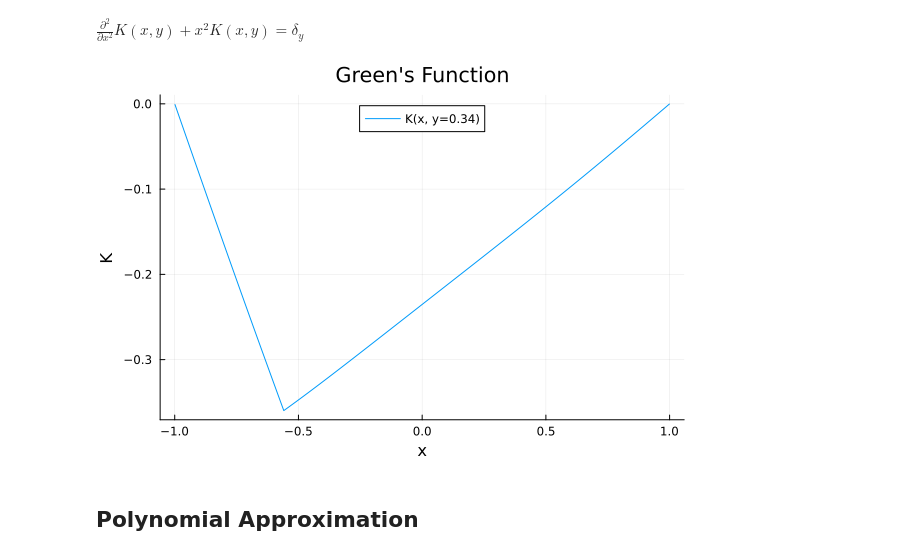
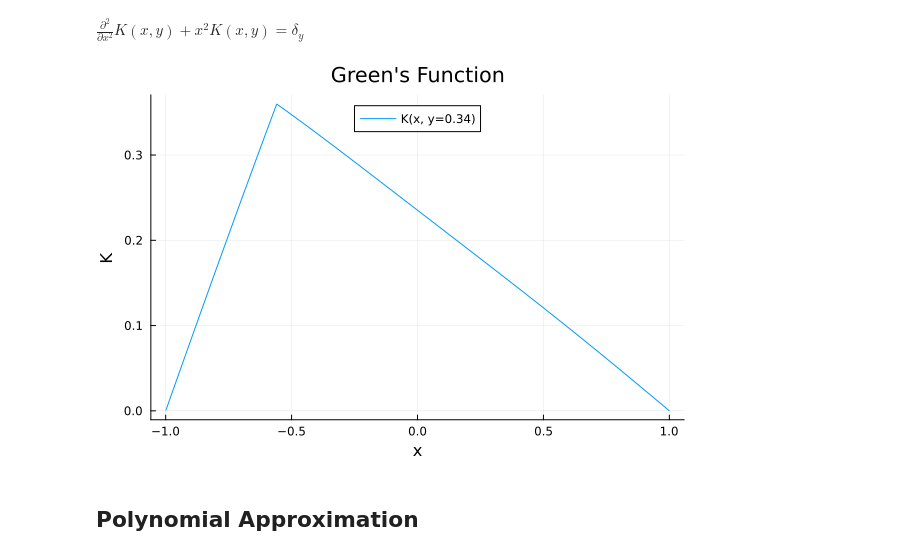
Before and after one commit to cgjunior3-14/M2R-Learning-Greens-Functions, a Jupyter notebook: 1D interpolation.ipynb, the cells around one changed output. Drawn from its saved outputs; the diff is of its cells as text; code cells hidden in the pictures.

```diff
--- a/1D interpolation.ipynb
+++ b/1D interpolation.ipynb
@@ -220,25 +220,25 @@ $\frac{\partial^2}{\partial x^2} K(x,y) + x^2K(x,y) = \delta_y$
 # %%
 using LinearAlgebra
 using Plots
 
 n = 2000
 x = range(-1, 1; length=n+2)
 h = step(x)
 x_inner = x[2:n+1]   # n interior points
 # Define the potential V(x) = x^2
 Z = x_inner.^2
 T = SymTridiagonal(ones(n).*(-2/h^2 .+ Z),ones(n-1)*1/h^2)
 # Right-hand side: approximate δ(x - y) at y
 f_2 = zeros(n)
 y = -0.56
 i_y = argmin(abs.(x.-y))  # index closest to y
 f_2[i_y] = 1/h  # spike approximating δ
 
-K = T \ f_2
+K = .- T \ f_2 # if it's supposed to be -u''
 
 plot(x_inner, K, label = "K(x, y=0.34)", xlabel = "x", ylabel = "K", title = "Green's Function", legend = :top)
 # %% [output]
-[figure, old version]
+[figure, new version]
 # %% [markdown]
 ## Polynomial Approximation
 # %% [markdown]
```
Also changed, not shown: parts of 2 cells of this notebook.
